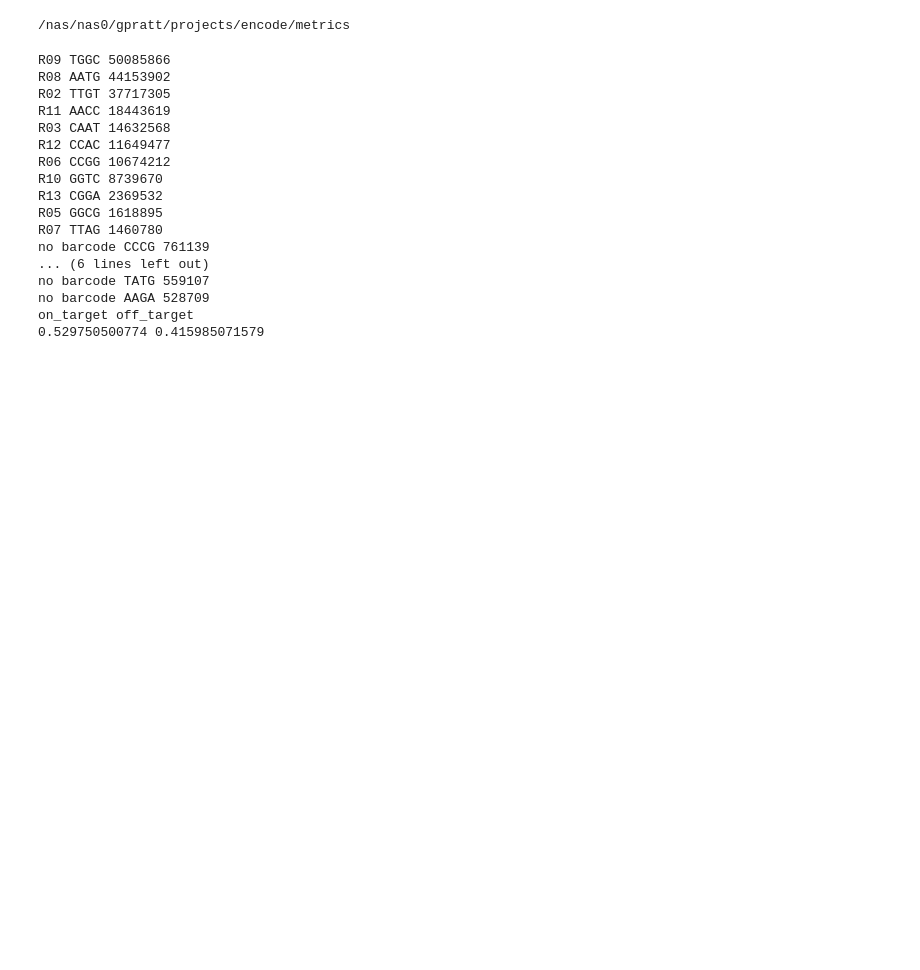
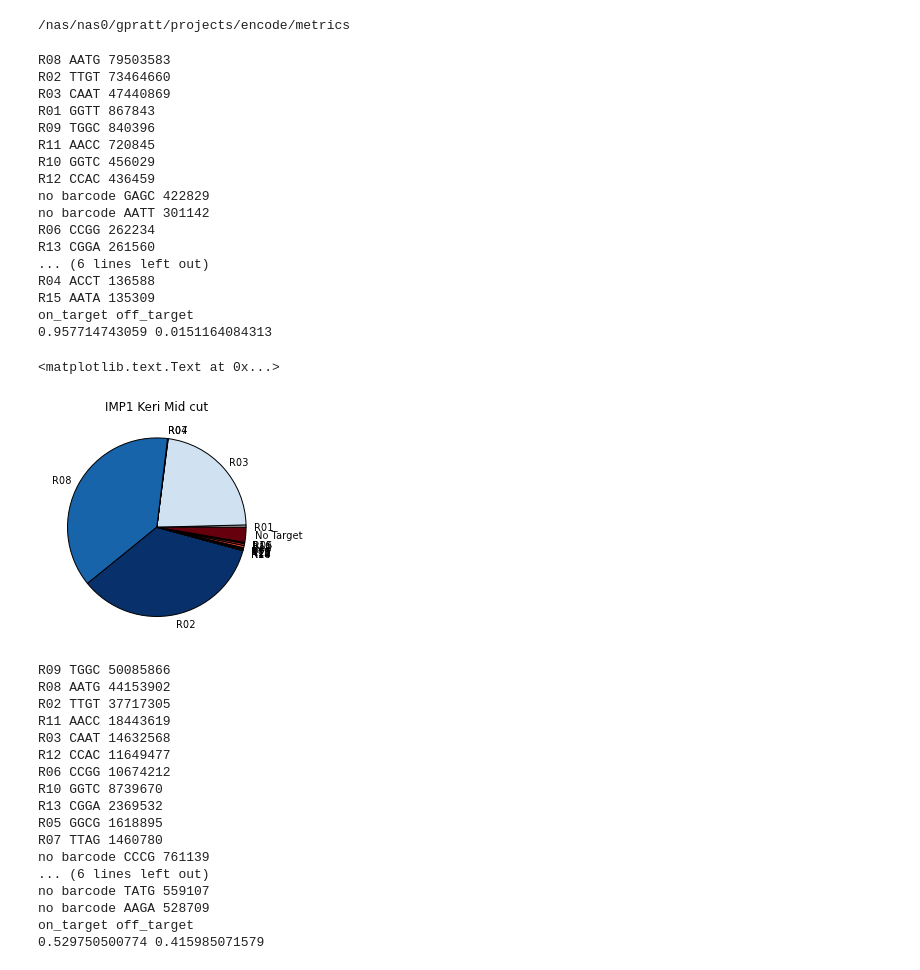
Before and after one commit to gpratt/iPython_Notebook, a Jupyter notebook: iclip_encode_analysis.ipynb, the cells around one changed output. Cells and saved outputs as stored; diff of their text form; code cells hidden in the pictures; blank space fills up the shorter version.

```diff
--- a/iclip_encode_analysis.ipynb
+++ b/iclip_encode_analysis.ipynb
@@ -948,6 +948,35 @@ def parse_barcodes(metrics_file):
 cd ../metrics
 # %% [output]
 /nas/nas0/gpratt/projects/encode/metrics
+# %%
+barcodes = parse_barcodes("KI2_NoIndex_L002_R1.metrics")
+print_barcodes(barcodes)
+
+expected = "R01 R02 R03 R04 R07 R08".split()
+
+
+calculate_on_target(barcodes, barcode_map, expected)
+title("IMP1 Keri Mid cut")
+# %% [output]
+R08 AATG 79503583
+R02 TTGT 73464660
+R03 CAAT 47440869
+R01 GGTT 867843
+R09 TGGC 840396
+R11 AACC 720845
+R10 GGTC 456029
+R12 CCAC 436459
+no barcode GAGC 422829
+no barcode AATT 301142
+R06 CCGG 262234
+R13 CGGA 261560
+... (6 lines left out)
+R04 ACCT 136588
+R15 AATA 135309
+on_target off_target
+0.957714743059 0.0151164084313
+<matplotlib.text.Text at 0x...>
+[figure, added]
 # %%
 barcodes = parse_barcodes("BFH_NoIndex_L003_R1.metrics")
 print_barcodes(barcodes)
```
